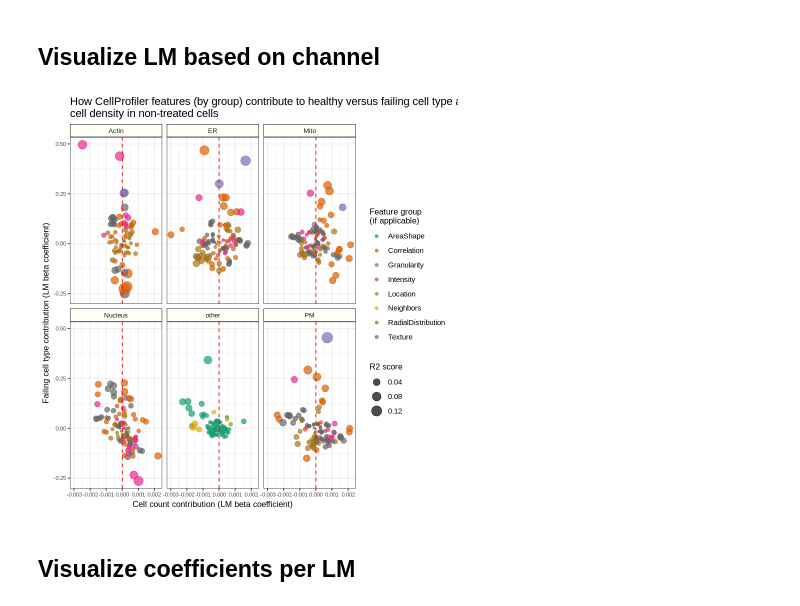
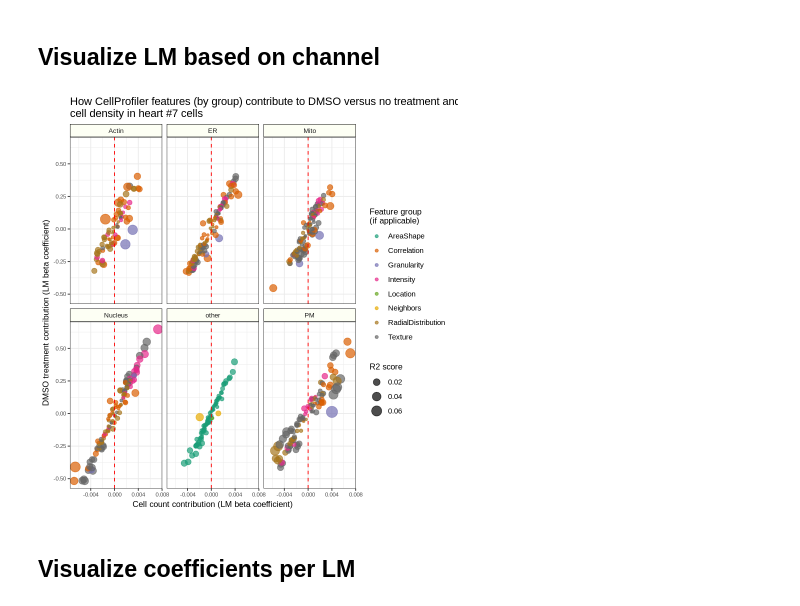
Before and after one commit to WayScience/cellpainting_predicts_cardiac_fibrosis, a Jupyter notebook: 4.analyze_data/notebooks/linear_model/1.visualize_linear_model.ipynb, the cells around one changed output. Saved outputs shown, nothing was run; the diff lists cells and outputs as text; code cells hidden in the pictures.

```diff
--- a/4.analyze_data/notebooks/linear_model/1.visualize_linear_model.ipynb
+++ b/4.analyze_data/notebooks/linear_model/1.visualize_linear_model.ipynb
@@ -23,12 +23,12 @@ input_dir <- "results"
 output_fig_dir <- "figures"
 
 # Path to file with LM coefficients to plot
-lm_file <- file.path(input_dir, paste0(plate, "_linear_model_failing_healthy_no_treatment.tsv"))
+lm_file <- file.path(input_dir, paste0(plate, "_linear_model_heart7_DMSO_none.tsv"))
 
 # Paths for each figure output
-lm_fig <- file.path(output_fig_dir, paste0(plate, "_linear_model_failing_healthy_no_treatment.png"))
-lm_group_fig <- file.path(output_fig_dir, paste0(plate, "_linear_model_failing_healthy_no_treatment_bygroup.png"))
-lm_coef_fig <- file.path(output_fig_dir, paste0(plate, "_linear_model_failing_healthy_no_treatment_coefficients.png"))
+lm_fig <- file.path(output_fig_dir, paste0(plate, "_linear_model_heart7_DMSO_none.png"))
+lm_group_fig <- file.path(output_fig_dir, paste0(plate, "_linear_model_heart7_DMSO_none_bygroup.png"))
+lm_coef_fig <- file.path(output_fig_dir, paste0(plate, "_linear_model_heart7_DMSO_none_coefficients.png"))
 # %% [markdown]
 ## Clean and sort the data prior to plotting
 # %%
@@ -56,7 +56,7 @@ lm_df <- readr::read_tsv(
 # Arrange by absolute value coefficient
 # Split out components of feature name for visualization
 lm_df <- lm_df %>%
-    dplyr::arrange(desc(abs(failing_coef))) %>%
+    dplyr::arrange(desc(abs(DMSO_coef))) %>%
     tidyr::separate(
         feature,
         into = c(
@@ -124,38 +124,38 @@ lm_fig_gg
 ## Visualize LM based on channel
 # %%
 lm_group_fig_gg <- (
-    ggplot(lm_df, aes(x = cell_count_coef, y = failing_coef))
+    ggplot(lm_df, aes(x = cell_count_coef, y = DMSO_coef))
     + geom_point(aes(size = r2_score, color = feature_group), alpha = 0.7)
     + facet_wrap("~channel_cleaned")
     + geom_vline(xintercept = 0, linetype = "dashed", color = "red")
     + theme_bw()
     + guides(
         color = guide_legend(title = "Feature group\n(if applicable)", order = 1),
         size = guide_legend(title = "R2 score")
     )
-    + ylab("Failing cell type contribution (LM beta coefficient)")
+    + ylab("DMSO treatment contribution (LM beta coefficient)")
     + xlab("Cell count contribution (LM beta coefficient)")
-    + ggtitle("How CellProfiler features (by group) contribute to healthy versus failing cell type and\ncell density in non-treated cells")
+    + ggtitle("How CellProfiler features (by group) contribute to DMSO versus no treatment and\ncell density in heart #7 cells")
     + scale_color_brewer(palette="Dark2")
     + theme(
         axis.text = element_text(size = 7),
         axis.title = element_text(size = 10),
         legend.text = element_text(size = 9),
         legend.title = element_text(size = 10),
         strip.text = element_text(size = 8),
         strip.background = element_rect(
             colour = "black",
             fill = "#fdfff4"
         )
     )
 )
 
 # Save figure
 ggsave(lm_group_fig, lm_group_fig_gg, height = 6, width = 10, dpi = 500)
 
 lm_group_fig_gg
 # %% [output]
-[figure, old version]
+[figure, new version]
 # %% [markdown]
 ## Visualize coefficients per LM
 # %%
```
Also changed, not shown: parts of 5 cells of this notebook, 22 other files.
